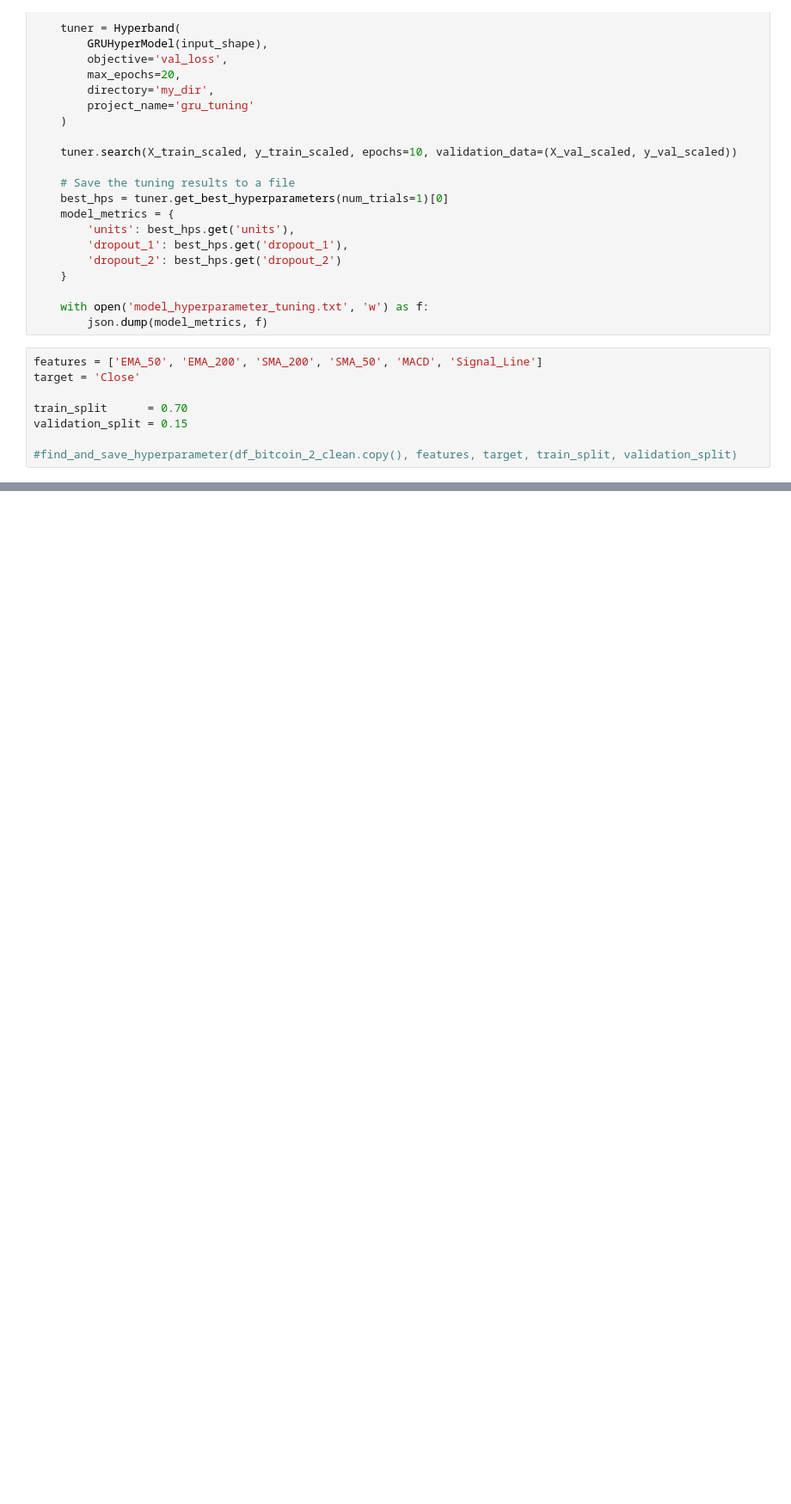
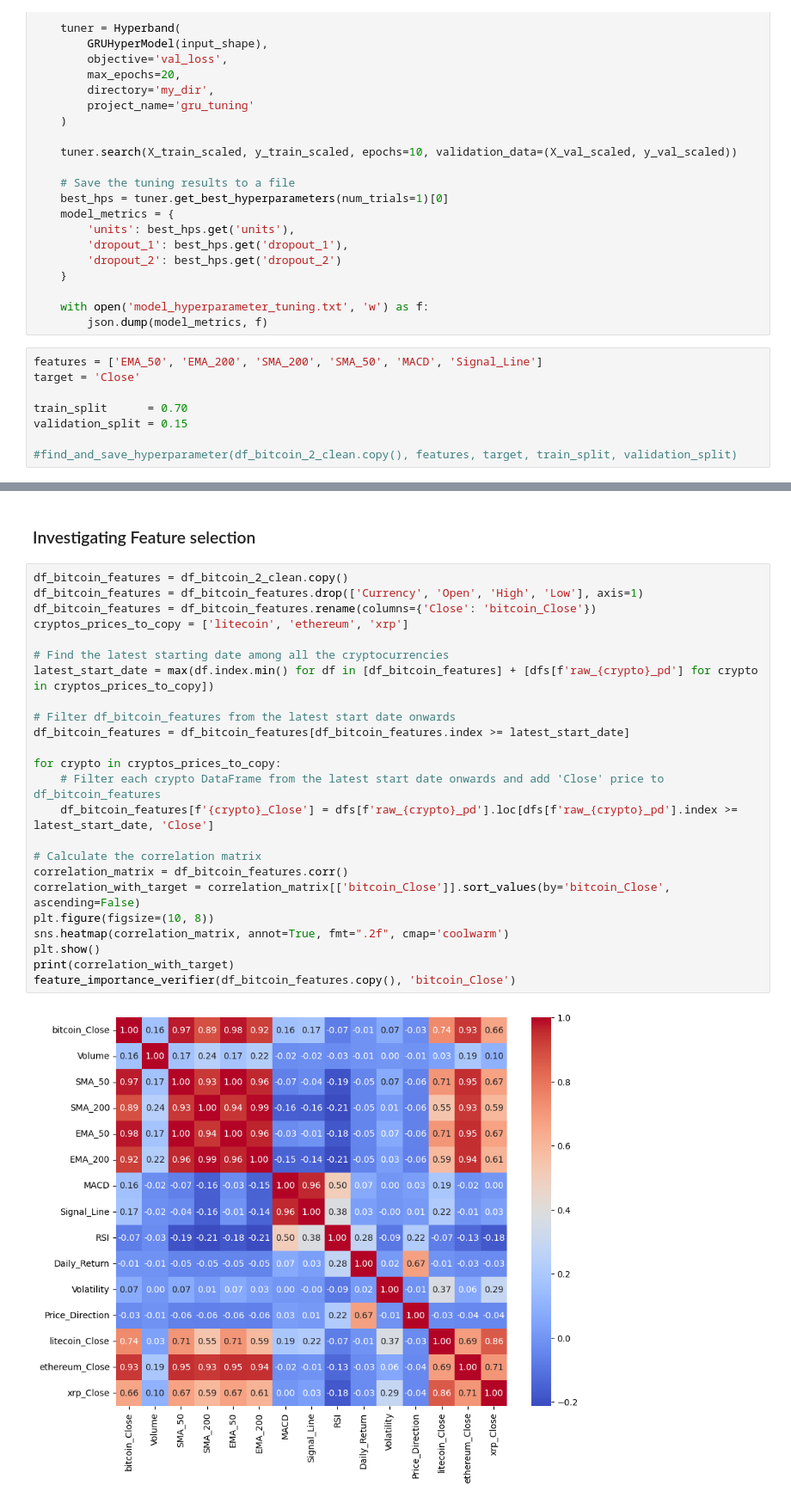
Before and after one commit to ASherjil/Cryptocurrency-Price-Prediction, a Jupyter notebook: CW2_B820928.ipynb, the cells around one changed output, grey strips where cells are left out. Shown at 86% size. Cells and saved outputs as stored; diff of their text form; blank space fills up the shorter version.

```diff
--- a/CW2_B820928.ipynb
+++ b/CW2_B820928.ipynb
@@ -894,0 +640,28 @@ Epoch 5/50
+# %% [markdown]
+### Investigating Feature selection
+# %%
+df_bitcoin_features = df_bitcoin_2_clean.copy()
+df_bitcoin_features = df_bitcoin_features.drop(['Currency', 'Open', 'High', 'Low'], axis=1)
+df_bitcoin_features = df_bitcoin_features.rename(columns={'Close': 'bitcoin_Close'})
+cryptos_prices_to_copy = ['litecoin', 'ethereum', 'xrp']
+
+# Find the latest starting date among all the cryptocurrencies
+latest_start_date = max(df.index.min() for df in [df_bitcoin_features] + [dfs[f'raw_{crypto}_pd'] for crypto in cryptos_prices_to_copy])
+
+# Filter df_bitcoin_features from the latest start date onwards
+df_bitcoin_features = df_bitcoin_features[df_bitcoin_features.index >= latest_start_date]
+
+for crypto in cryptos_prices_to_copy:
+    # Filter each crypto DataFrame from the latest start date onwards and add 'Close' price to df_bitcoin_features
+    df_bitcoin_features[f'{crypto}_Close'] = dfs[f'raw_{crypto}_pd'].loc[dfs[f'raw_{crypto}_pd'].index >= latest_start_date, 'Close']
+
+# Calculate the correlation matrix
+correlation_matrix = df_bitcoin_features.corr()
+correlation_with_target = correlation_matrix[['bitcoin_Close']].sort_values(by='bitcoin_Close', ascending=False)
+plt.figure(figsize=(10, 8))
+sns.heatmap(correlation_matrix, annot=True, fmt=".2f", cmap='coolwarm')
+plt.show()
+print(correlation_with_target)
+feature_importance_verifier(df_bitcoin_features.copy(), 'bitcoin_Close')
+# %% [output]
+[figure, added]
```
Also changed, not shown: parts of 17 cells of this notebook, 3 other files.
